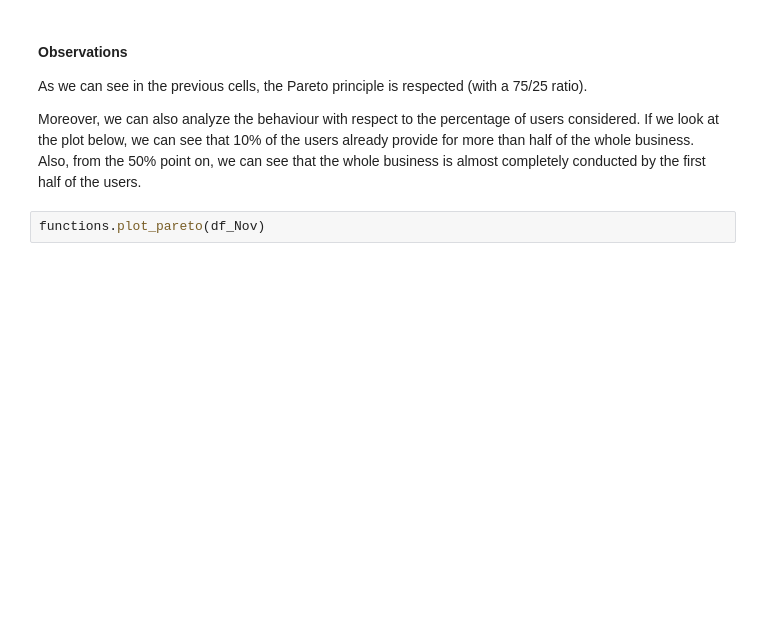
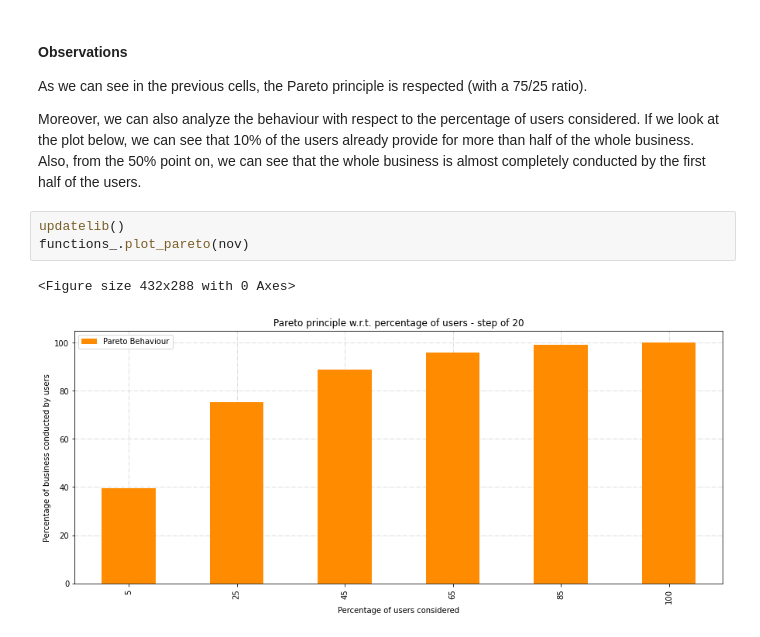
Before and after one commit to mikcnt/adm-homework-2, a Jupyter notebook: exercises_test.ipynb, the cells around one changed output. Cells and saved outputs as stored; diff of their text form; blank space fills up the shorter version.

Commit message:
bucketized exercise 7, both pareto function and plot

```diff
--- a/exercises_test.ipynb
+++ b/exercises_test.ipynb
@@ -247,5 +256,9 @@ print('25% of the users in the ecommerce provide for {:.2f} of the entire busine
 As we can see in the previous cells, the Pareto principle is respected (with a 75/25 ratio).
 
 Moreover, we can also analyze the behaviour with respect to the percentage of users considered. If we look at the plot below, we can see that 10% of the users already provide for more than half of the whole business. Also, from the 50% point on, we can see that the whole business is almost completely conducted by the first half of the users.
-# %%
-functions.plot_pareto(df_Nov)
+# %%
+updatelib()
+functions_.plot_pareto(nov)
+# %% [output]
+<Figure size 432x288 with 0 Axes>
+[figure, added]
```
Also changed, not shown: parts of 4 cells of this notebook, 1 other file.
